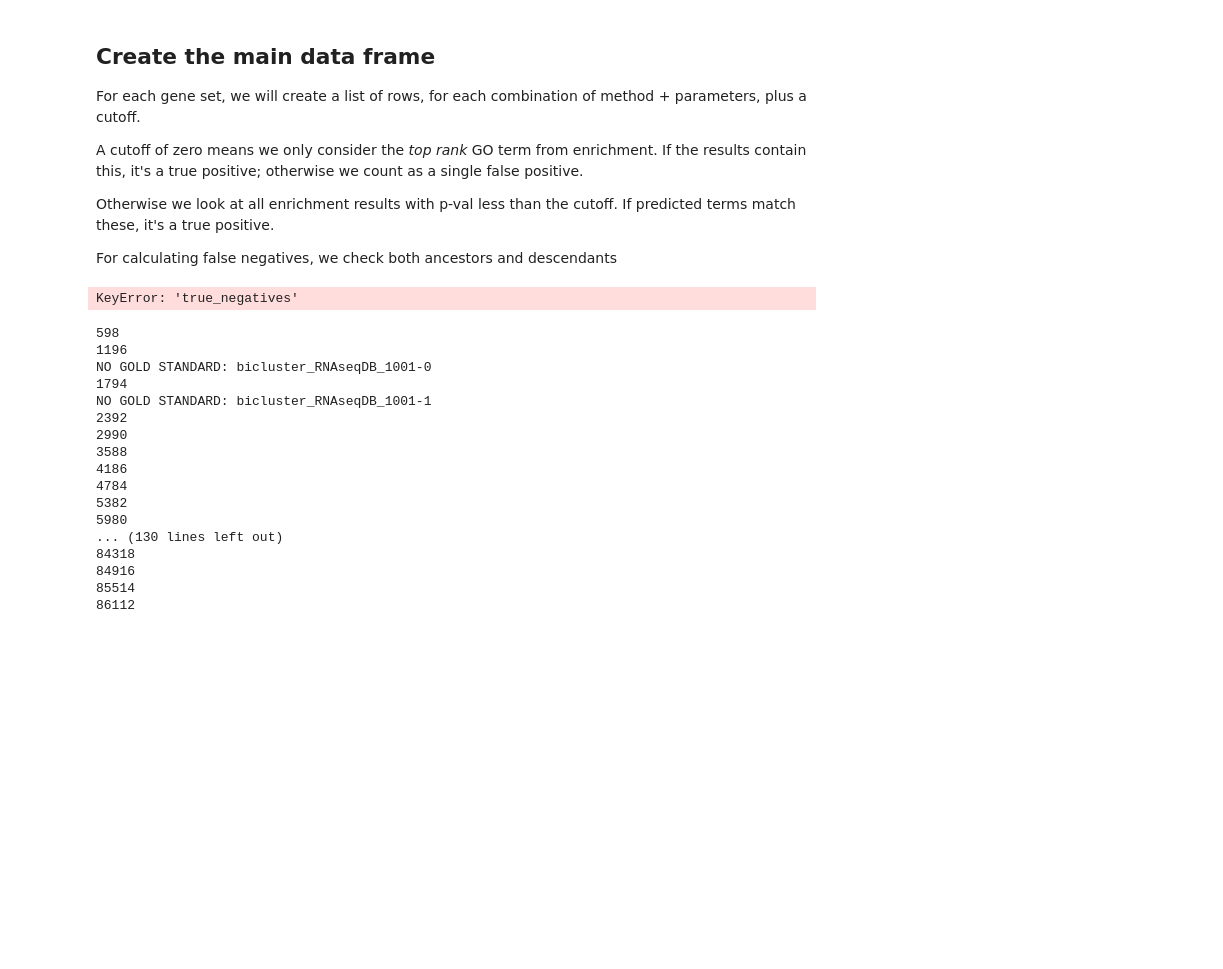
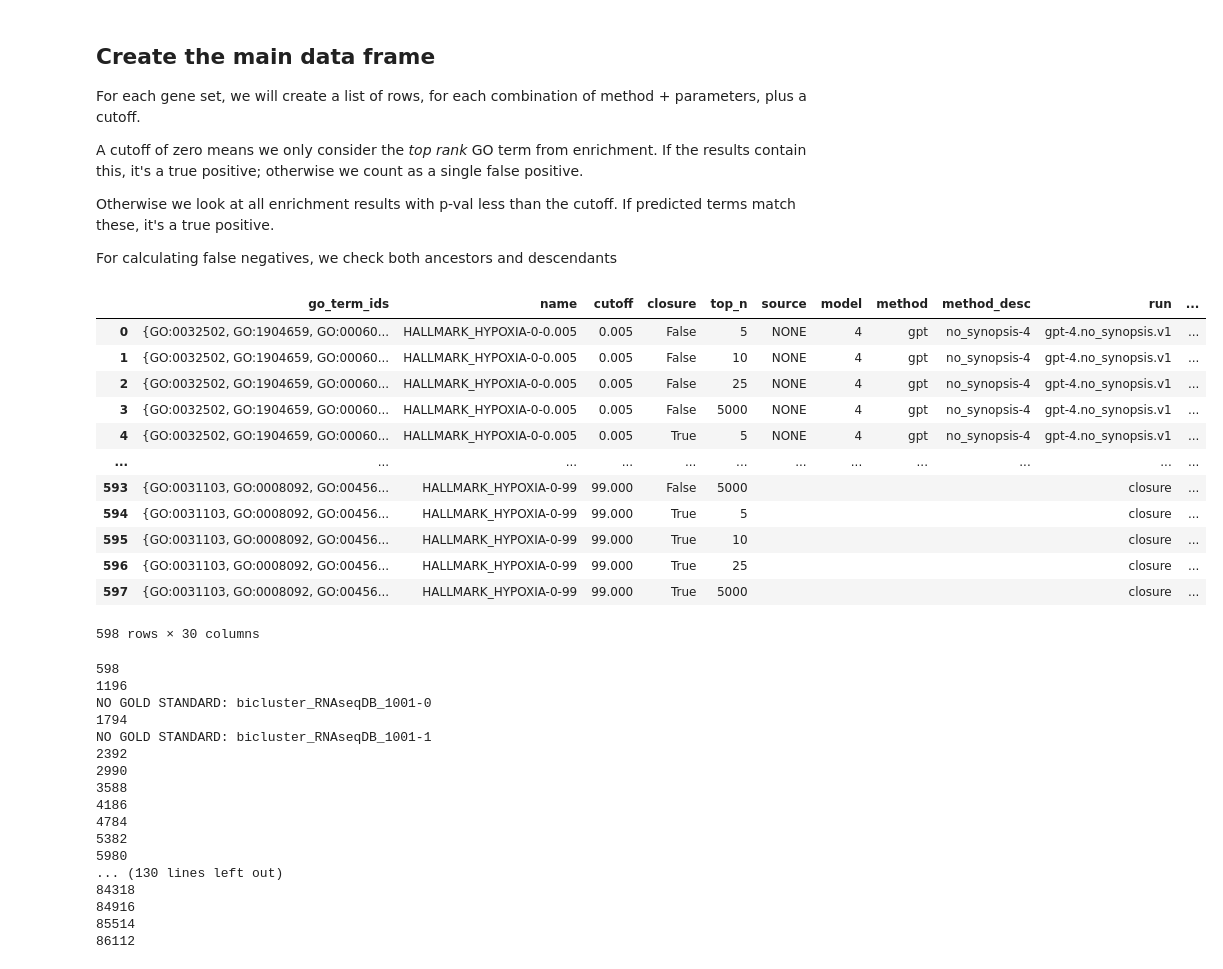
Before and after one commit to monarch-initiative/talisman-paper, a Jupyter notebook: Preprocess.ipynb, the cells around one changed output. Cells and saved outputs as stored; diff of their text form; code cells hidden in the pictures; blank space fills up the shorter version.

```diff
--- a/Preprocess.ipynb
+++ b/Preprocess.ipynb
@@ -255,7 +255,7 @@ def eval_gene_set_result(gs):
             else:
                 row["precision"] = 0
 
-            denom2 = row["true_positives"] + row["false_positives"]
+            denom2 = row["true_positives"] + row["false_negatives"]
             if denom2 != 0:
                 row["recall"] = row["true_positives"] / denom2
             else:
@@ -269,34 +269,46 @@ def eval_gene_set_result(gs):
 
             denom4 = row["true_positives"] + row["more_specific_false_negatives"]
             if denom4 != 0:
                 row["recall_specific"] = row["true_positives"] / denom4
             else:
                 row["recall_specific"] = 0
 
             f1_denom = row["true_positives"] + 0.5* (row["false_positives"] + row["false_negatives"])
             if(f1_denom != 0):
                 row["f1_score"] = row["true_positives"] / (f1_denom)
             else:
                 row["f1_score"] = None
 
             #mcc_denom = math.sqrt((row["true_positives"] + row["false_positives"]) * (row["true_positives"] + row["false_negatives"]) * (row["true_negatives"] + row["false_positives"]) * (row["true_negatives"] + row["false_negatives"]))
             #mcc_num = (row["true_negatives"] * row["true_positives"]) -  (row["false_negatives"] * row["false_positives"])
             #if(f1_denom != 0):
             #    row["mcc"] =  mcc_num / (mcc_denom)
             #else:
             #    row["mcc"] = None
 
             #row["gene_symbols"] = "|".join(gs.get("gene_symbols", []))
             #row["gene_ids"] = "|".join(gs.get("gene_ids", []))
             rows.append(row)
     return rows
 
 rows = eval_gene_set_result(results_by_gene_sets[4])
 df = pd.DataFrame(rows)
 df.to_csv("results/TEST-processed.tsv", sep="\t", index=False)
 df
 # %% [output]
+|  | go_term_ids | name | cutoff | closure | top_n | source | model | method | method_desc | run | ... |
+| 0 | {GO:0032502, GO:1904659, GO:00060... | HALLMARK_HYPOXIA-0-0.005 | 0.005 | False | 5 | NONE | 4 | gpt | no_synopsis-4 | gpt-4.no_synopsis.v1 | ... |
+| 1 | {GO:0032502, GO:1904659, GO:00060... | HALLMARK_HYPOXIA-0-0.005 | 0.005 | False | 10 | NONE | 4 | gpt | no_synopsis-4 | gpt-4.no_synopsis.v1 | ... |
+| 2 | {GO:0032502, GO:1904659, GO:00060... | HALLMARK_HYPOXIA-0-0.005 | 0.005 | False | 25 | NONE | 4 | gpt | no_synopsis-4 | gpt-4.no_synopsis.v1 | ... |
+| 3 | {GO:0032502, GO:1904659, GO:00060... | HALLMARK_HYPOXIA-0-0.005 | 0.005 | False | 5000 | NONE | 4 | gpt | no_synopsis-4 | gpt-4.no_synopsis.v1 | ... |
+| 4 | {GO:0032502, GO:1904659, GO:00060... | HALLMARK_HYPOXIA-0-0.005 | 0.005 | True | 5 | NONE | 4 | gpt | no_synopsis-4 | gpt-4.no_synopsis.v1 | ... |
+| ... | ... | ... | ... | ... | ... | ... | ... | ... | ... | ... | ... |
+| 593 | {GO:0031103, GO:0008092, GO:00456... | HALLMARK_HYPOXIA-0-99 | 99.000 | False | 5000 |  |  |  |  | closure | ... |
+| 594 | {GO:0031103, GO:0008092, GO:00456... | HALLMARK_HYPOXIA-0-99 | 99.000 | True | 5 |  |  |  |  | closure | ... |
+| 595 | {GO:0031103, GO:0008092, GO:00456... | HALLMARK_HYPOXIA-0-99 | 99.000 | True | 10 |  |  |  |  | closure | ... |
+| 596 | {GO:0031103, GO:0008092, GO:00456... | HALLMARK_HYPOXIA-0-99 | 99.000 | True | 25 |  |  |  |  | closure | ... |
+| 597 | {GO:0031103, GO:0008092, GO:00456... | HALLMARK_HYPOXIA-0-99 | 99.000 | True | 5000 |  |  |  |  | closure | ... |
-KeyError: 'true_negatives'
+598 rows × 30 columns
 # %%
 rows = []
 for gs in results_by_gene_sets:
```
